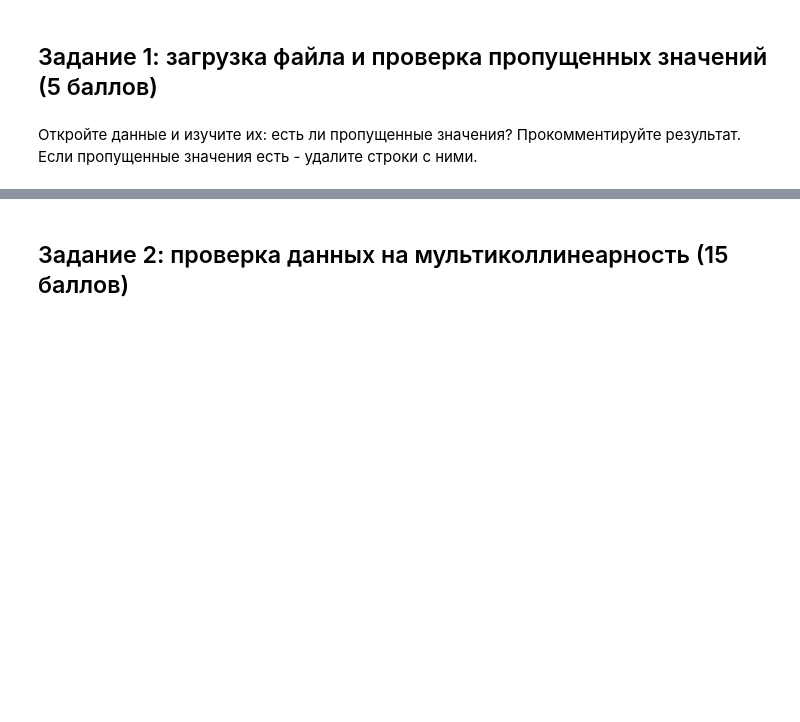
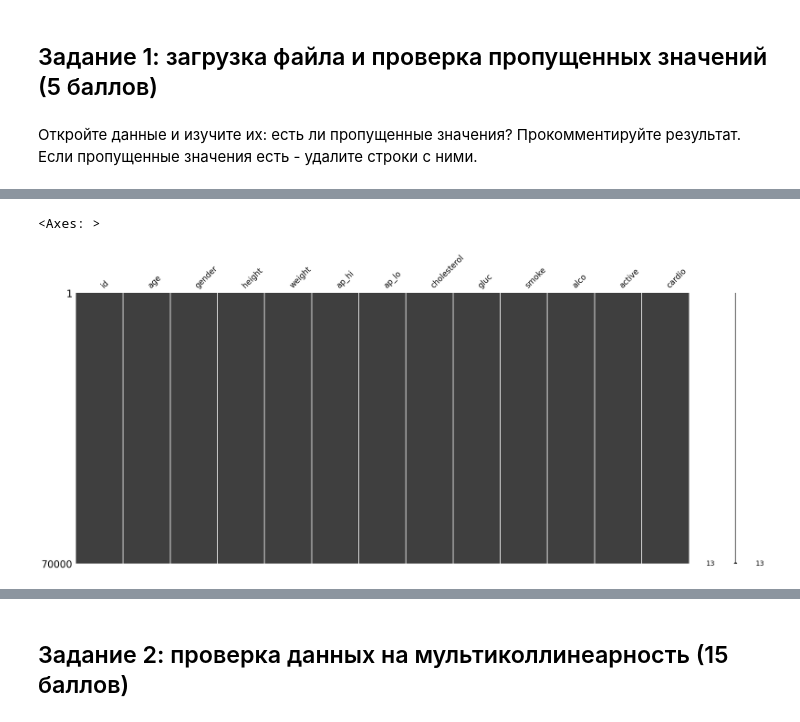
Before and after one commit to ruzhov1992/MathforSF, a Jupyter notebook: SF_project.ipynb, the cells around one changed output, grey strips where cells are left out. Saved outputs shown, nothing was run; the diff lists cells and outputs as text; code cells hidden in the pictures; blank space fills up the shorter version.

```diff
--- a/SF_project.ipynb
+++ b/SF_project.ipynb
@@ -46,4 +45,4 @@ from sklearn.tree import DecisionTreeClassifier
 from sklearn.ensemble import RandomForestClassifier
 from sklearn.ensemble import GradientBoostingClassifier
 # %%
-df = pd.read_csv("data/cdv.csv")
+df = pd.read_csv("cvd.csv") # загружаем данные с репозитория
@@ -51,0 +112,5 @@ FileNotFoundError: [Errno 2] No such file or directory: 'data/cdv.csv'
+# %%
+missingno.matrix(df) #визуальный анализ на пропуски
+# %% [output]
+<Axes: >
+[figure, added]
```
Also changed, not shown: parts of 20 cells of this notebook.
